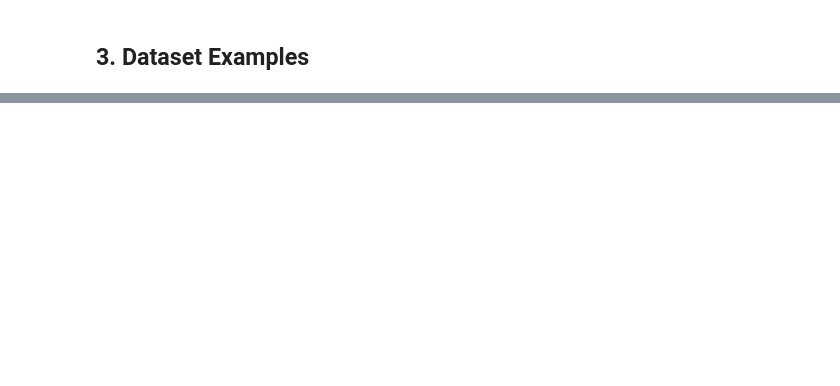
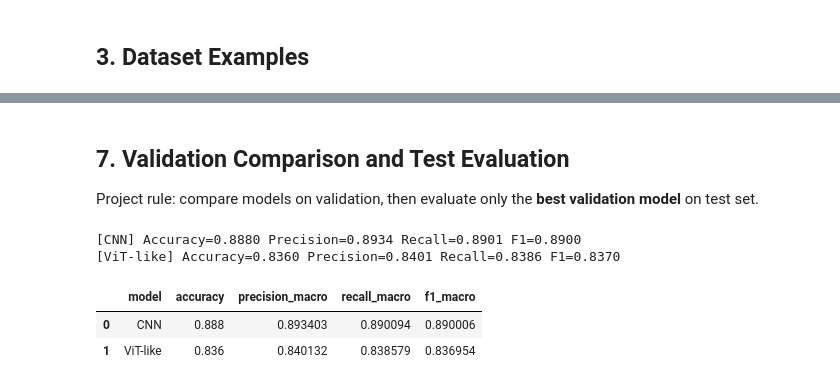
Before and after one commit to iliaszaki/AI_Health_MiniProject, a Jupyter notebook: AI_Health_MiniProject_ZAKI_SPENCER_ABDELKAFI.ipynb, the cells around one changed output, grey strips where cells are left out. Cells and saved outputs as stored; diff of their text form; code cells hidden in the pictures; blank space fills up the shorter version.

```diff
--- a/AI_Health_MiniProject_ZAKI_SPENCER_ABDELKAFI.ipynb
+++ b/AI_Health_MiniProject_ZAKI_SPENCER_ABDELKAFI.ipynb
@@ -625,0 +335,39 @@ print(f'\nCreated {zip_name}')
+# %% [markdown]
+## 7. Validation Comparison and Test Evaluation
+Project rule: compare models on validation, then evaluate only the **best validation model** on test set.
+# %%
+def evaluate_model(model, dataset, name='model'):
+    y_true, y_pred = [], []
+
+    for x_batch, y_batch in dataset:
+        probs = model.predict(x_batch, verbose=0)
+        preds = np.argmax(probs, axis=1)
+        y_true.extend(y_batch.numpy().tolist())
+        y_pred.extend(preds.tolist())
+
+    acc = accuracy_score(y_true, y_pred)
+    prec, rec, f1, _ = precision_recall_fscore_support(
+        y_true, y_pred, average='macro', zero_division=0
+    )
+
+    print(f'[{name}] Accuracy={acc:.4f} Precision={prec:.4f} Recall={rec:.4f} F1={f1:.4f}')
+    return {
+        'model': name,
+        'accuracy': acc,
+        'precision_macro': prec,
+        'recall_macro': rec,
+        'f1_macro': f1,
+    }, y_true, y_pred
+
+
+val_cnn, _, _ = evaluate_model(cnn_model, ds_val, name='CNN')
+val_vit, _, _ = evaluate_model(vit_model, ds_val, name='ViT-like')
+
+results = pd.DataFrame([val_cnn, val_vit]).sort_values('f1_macro', ascending=False)
+results
+# %% [output]
+[CNN] Accuracy=0.8880 Precision=0.8934 Recall=0.8901 F1=0.8900
+[ViT-like] Accuracy=0.8360 Precision=0.8401 Recall=0.8386 F1=0.8370
+|  | model | accuracy | precision_macro | recall_macro | f1_macro |
+| 0 | CNN | 0.888 | 0.893403 | 0.890094 | 0.890006 |
+| 1 | ViT-like | 0.836 | 0.840132 | 0.838579 | 0.836954 |
```
Also changed, not shown: parts of 55 cells of this notebook, 2 other files.
